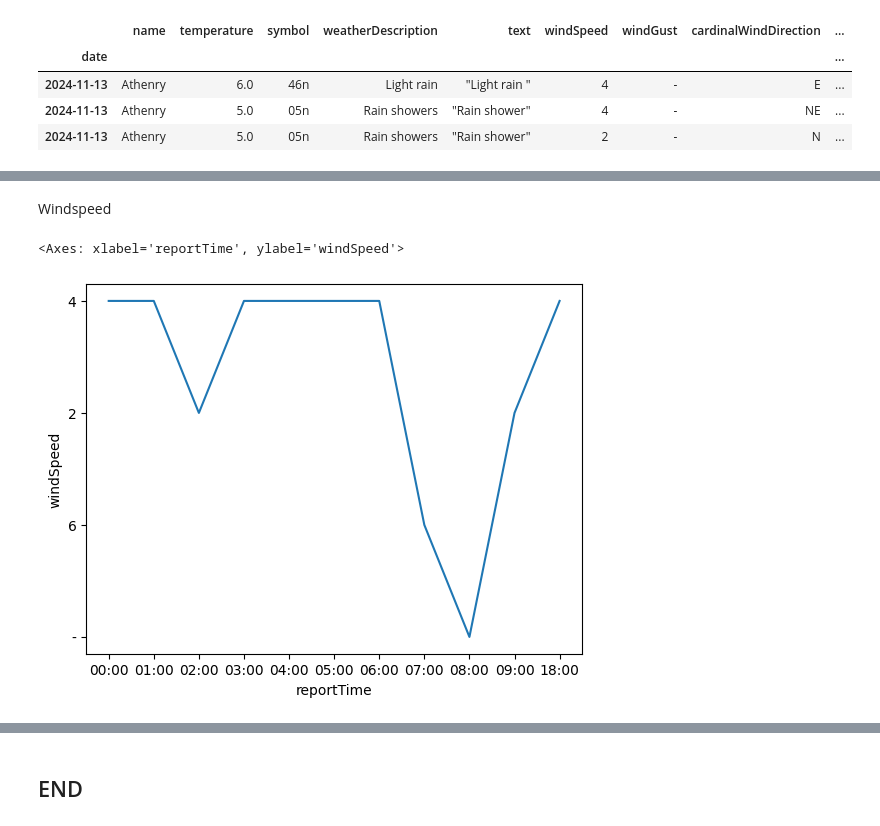
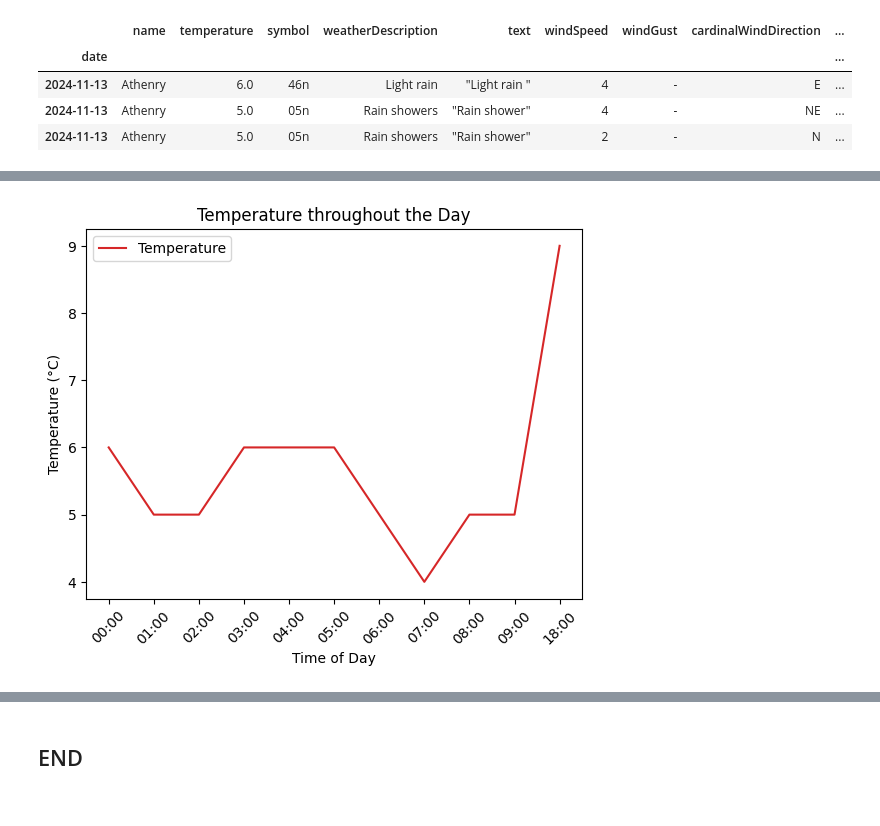
Before and after one commit to PCM11/computer-infrastructure, a Jupyter notebook: weather.ipynb, the cells around one changed output, grey strips where cells are left out. Cells and saved outputs as stored; diff of their text form; code cells hidden in the pictures.

Commit message:
data analysis

```diff
--- a/weather.ipynb
+++ b/weather.ipynb
@@ -227,8 +233,13 @@ sns.lineplot(data=df, x='reportTime', y='temperature')
-# %% [markdown]
-Windspeed
-# %%
-# Windspeed for Wednesday
-sns.lineplot(data=df, x='reportTime', y='windSpeed')
-# %% [output]
-<Axes: xlabel='reportTime', ylabel='windSpeed'>
-[figure, removed]
+# %%
+# Plot temperature over time.
+
+# plt.figure(figsize=(12, 6))
+plt.plot(df['reportTime'], df['temperature'], label='Temperature', color='tab:red')
+plt.xlabel('Time of Day')
+plt.ylabel('Temperature (°C)')
+plt.title("Temperature throughout the Day")
+plt.xticks(rotation=45)
+plt.legend()
+plt.show()
+# %% [output]
+[figure, added]
```
Also changed, not shown: parts of 38 cells of this notebook, 1 other file.
